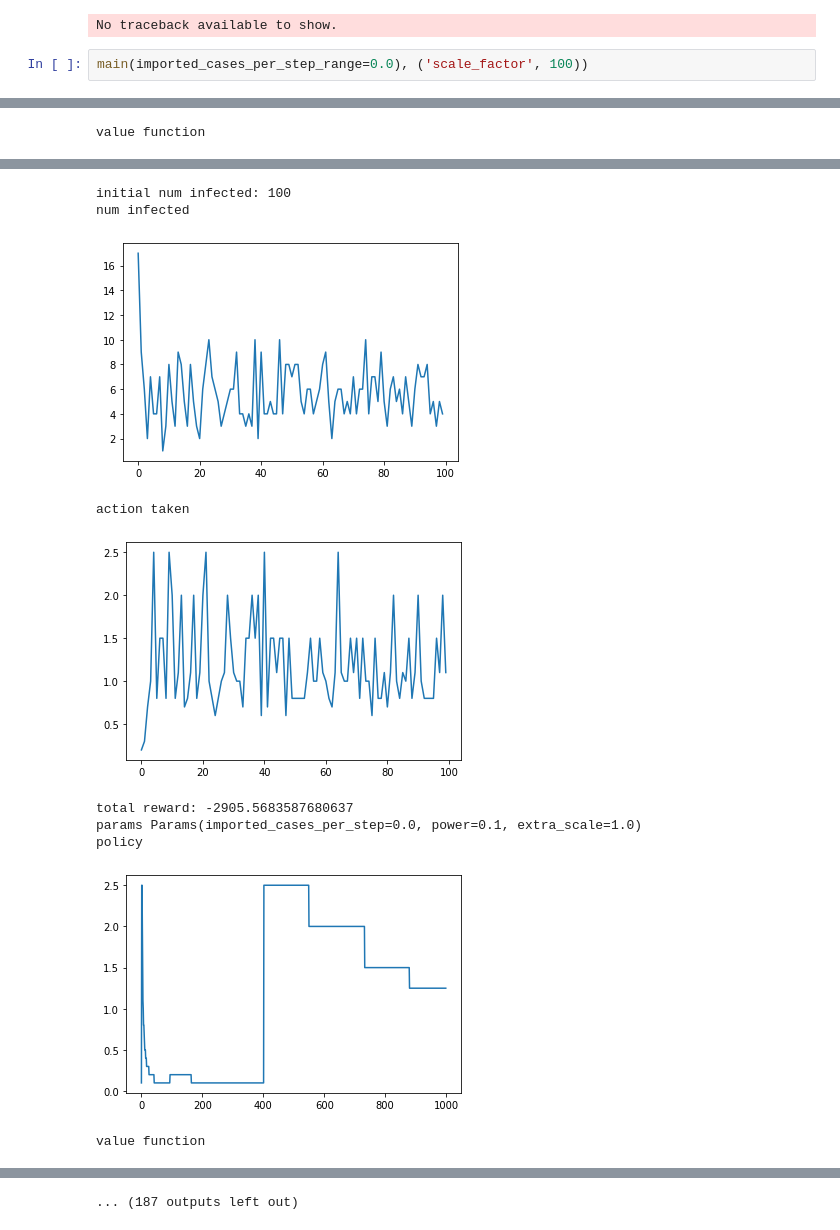
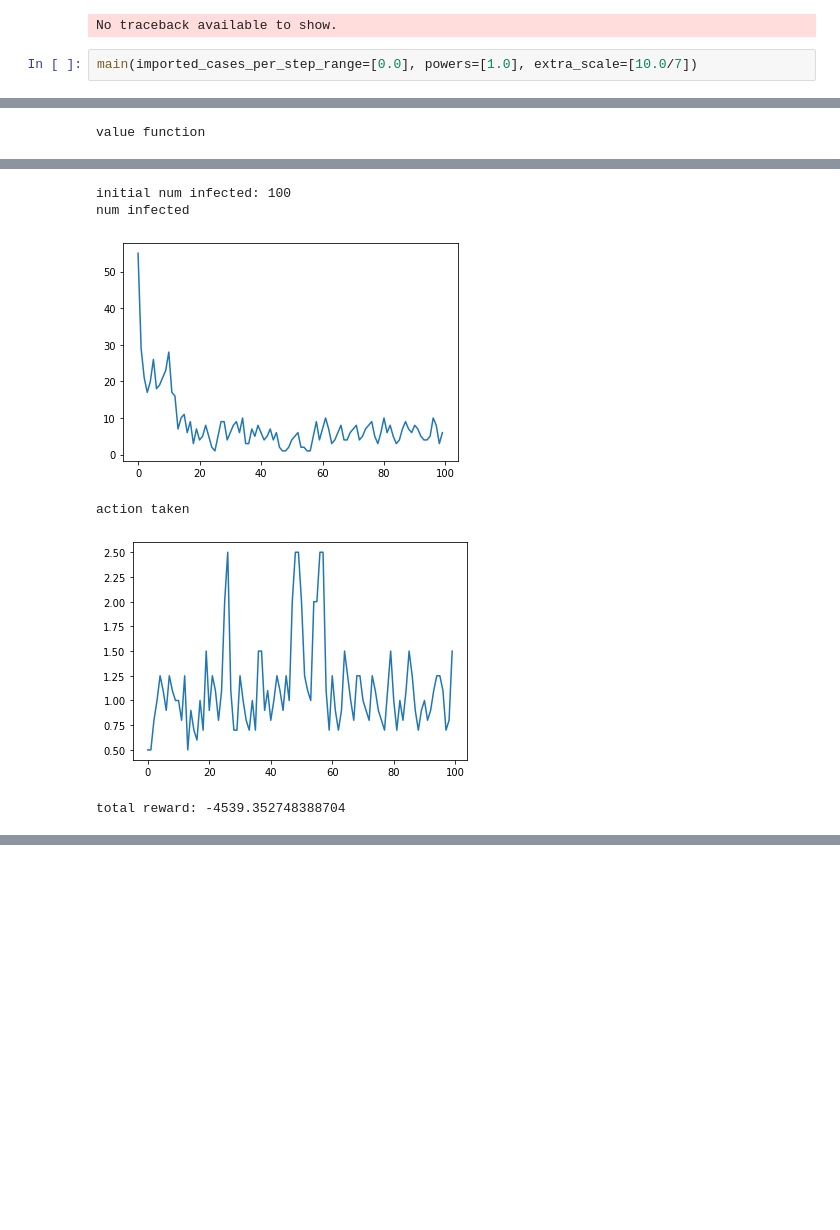
Before and after one commit to blakeelias/pandemic_RL, a Jupyter notebook: code/Test.ipynb, the cells around one changed output, grey strips where cells are left out. Cells and saved outputs as stored; diff of their text form; blank space fills up the shorter version.

```diff
--- a/code/Test.ipynb
+++ b/code/Test.ipynb
@@ -5,5 +5,5 @@ from main import main
 # %% [output]
 No traceback available to show.
 # %%
-main(imported_cases_per_step_range=0.0), ('scale_factor', 100))
+main(imported_cases_per_step_range=[0.0], powers=[1.0], extra_scale=[10.0/7])
 # %% [output]
@@ -30,10 +15,6 @@ value function
 initial num infected: 100
 num infected
-[figure, old version]
+[figure, new version]
 action taken
-[figure, old version]
+[figure, new version]
-total reward: -2905.5683587680637
-params Params(imported_cases_per_step=0.0, power=0.1, extra_scale=1.0)
-policy
+total reward: -4539.352748388704
-[figure, removed]
-value function
@@ -41 +20,0 @@ value function
-... (187 outputs left out)
```
Also changed, not shown: parts of 1 cell of this notebook.
